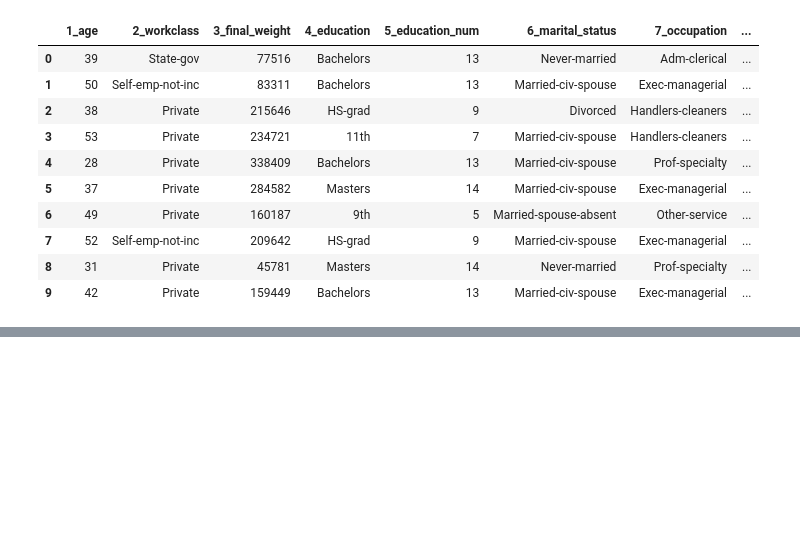
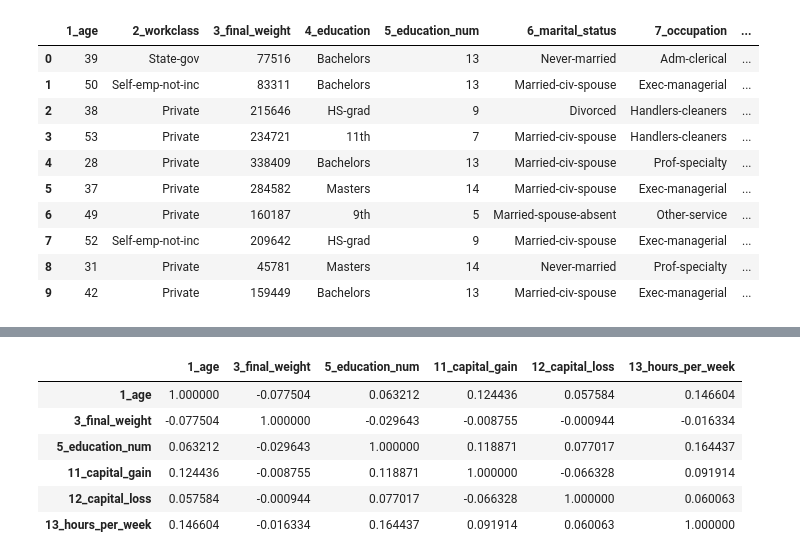
Before and after one commit to OfAndreS/Relatio, a Jupyter notebook: data/raw/D07/D07.ipynb, the cells around one changed output, grey strips where cells are left out. Saved outputs shown, nothing was run; the diff lists cells and outputs as text; code cells hidden in the pictures; blank space fills up the shorter version.

```diff
--- a/data/raw/D07/D07.ipynb
+++ b/data/raw/D07/D07.ipynb
@@ -133,0 +101,11 @@ df_d07_status[df_d07_status['transformation'] == 'CatToNum']['column'].values.to
+# %%
+df_d07_num_spearman = df_d07_clean[df_d07_num['column'].values.tolist()].corr(method='spearman')
+df_d07_num_spearman
+# %% [output]
+|  | 1_age | 3_final_weight | 5_education_num | 11_capital_gain | 12_capital_loss | 13_hours_per_week |
+| 1_age | 1.000000 | -0.077504 | 0.063212 | 0.124436 | 0.057584 | 0.146604 |
+| 3_final_weight | -0.077504 | 1.000000 | -0.029643 | -0.008755 | -0.000944 | -0.016334 |
+| 5_education_num | 0.063212 | -0.029643 | 1.000000 | 0.118871 | 0.077017 | 0.164437 |
+| 11_capital_gain | 0.124436 | -0.008755 | 0.118871 | 1.000000 | -0.066328 | 0.091914 |
+| 12_capital_loss | 0.057584 | -0.000944 | 0.077017 | -0.066328 | 1.000000 | 0.060063 |
+| 13_hours_per_week | 0.146604 | -0.016334 | 0.164437 | 0.091914 | 0.060063 | 1.000000 |
```
Also changed, not shown: parts of 15 cells of this notebook, 7 other files.
